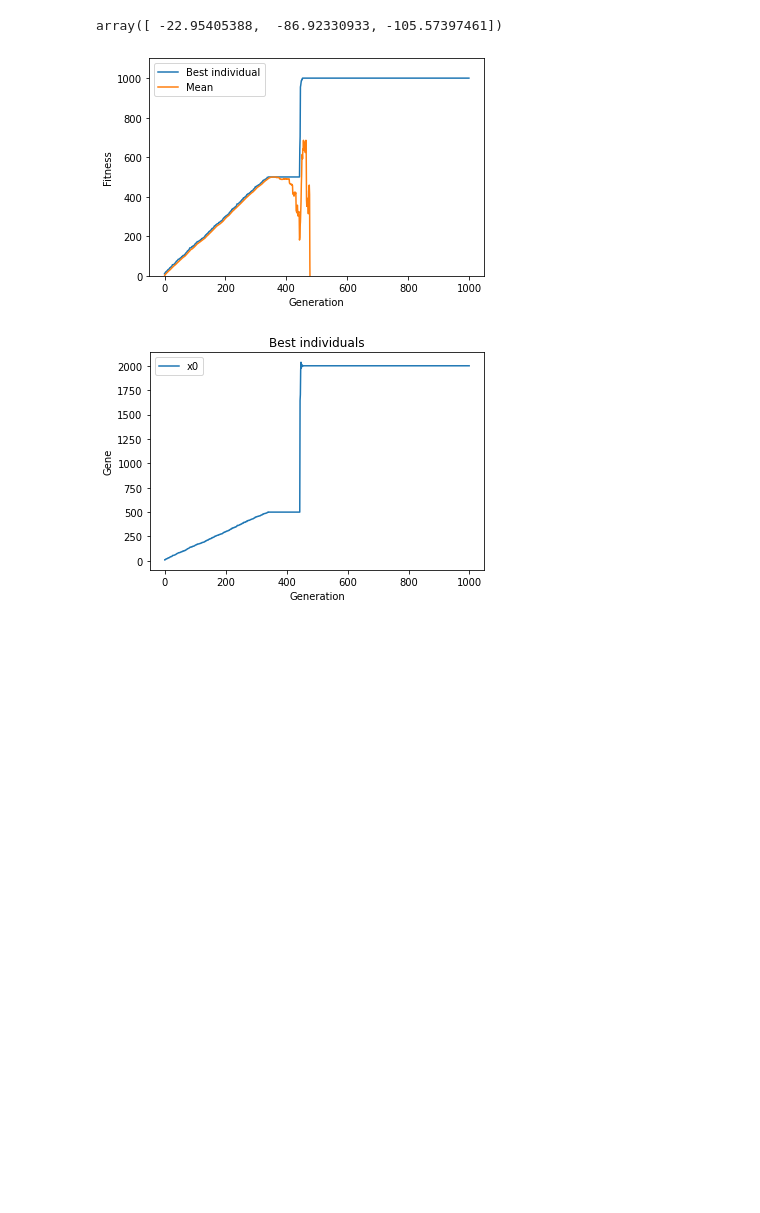
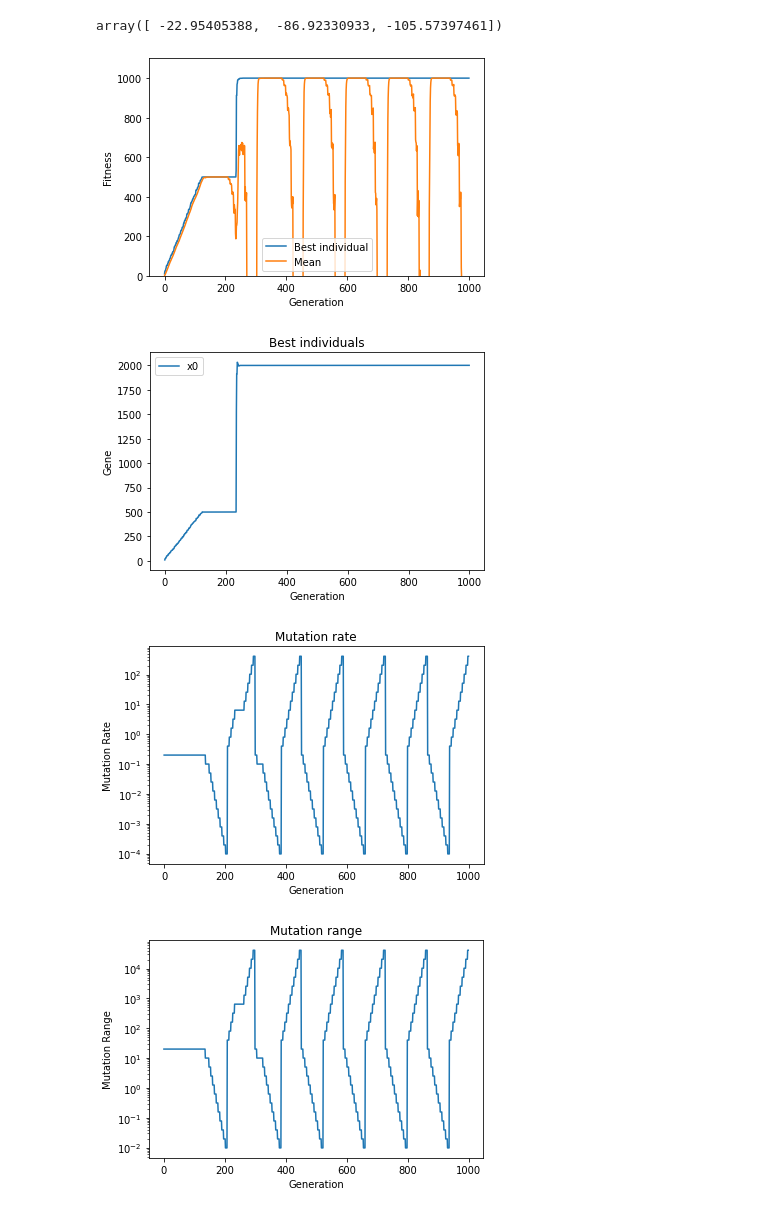
Before and after one commit to EltonCN/SSC0713-Sistemas-Evolutivos-e-Aplicados-a-Rob-tica, a Jupyter notebook: 01 - First AG/01 - First AG.ipynb, the cells around one changed output. Drawn from its saved outputs; the diff is of its cells as text; code cells hidden in the pictures; blank space fills up the shorter version.

```diff
--- a/01 - First AG/01 - First AG.ipynb
+++ b/01 - First AG/01 - First AG.ipynb
@@ -212,23 +311,27 @@ array([ -22.95405388,  -86.92330933, -105.57397461])
 # %%
 @numba.njit
 def fitness_function3(individual):
 
     if individual[0] < 500:
         return individual
     elif individual[0] < 1000:
         return 1000 - individual
     elif individual[0] < 2000:
         return individual - 1000
     else:
         return 3000 - individual
 
 
-ag = AG(100, 0.1, 10)
+ag = AG(100, 0.2, 20, exploration_patience=10, refinement_patience=10)
 
 ag.optimize(fitness_function3, 1, 10, -10, 1000)
 
 ag.plot_fitness(min_value = 0, max_value = 1100)
 ag.plot_individual()
+ag.plot_mutation_rate()
+ag.plot_mutation_range()
 # %% [output]
-[figure, old version]
+[figure, new version]
-[figure, old version]
+[figure, new version]
+[figure, added]
+[figure, added]
```
Also changed, not shown: parts of 4 cells of this notebook.
